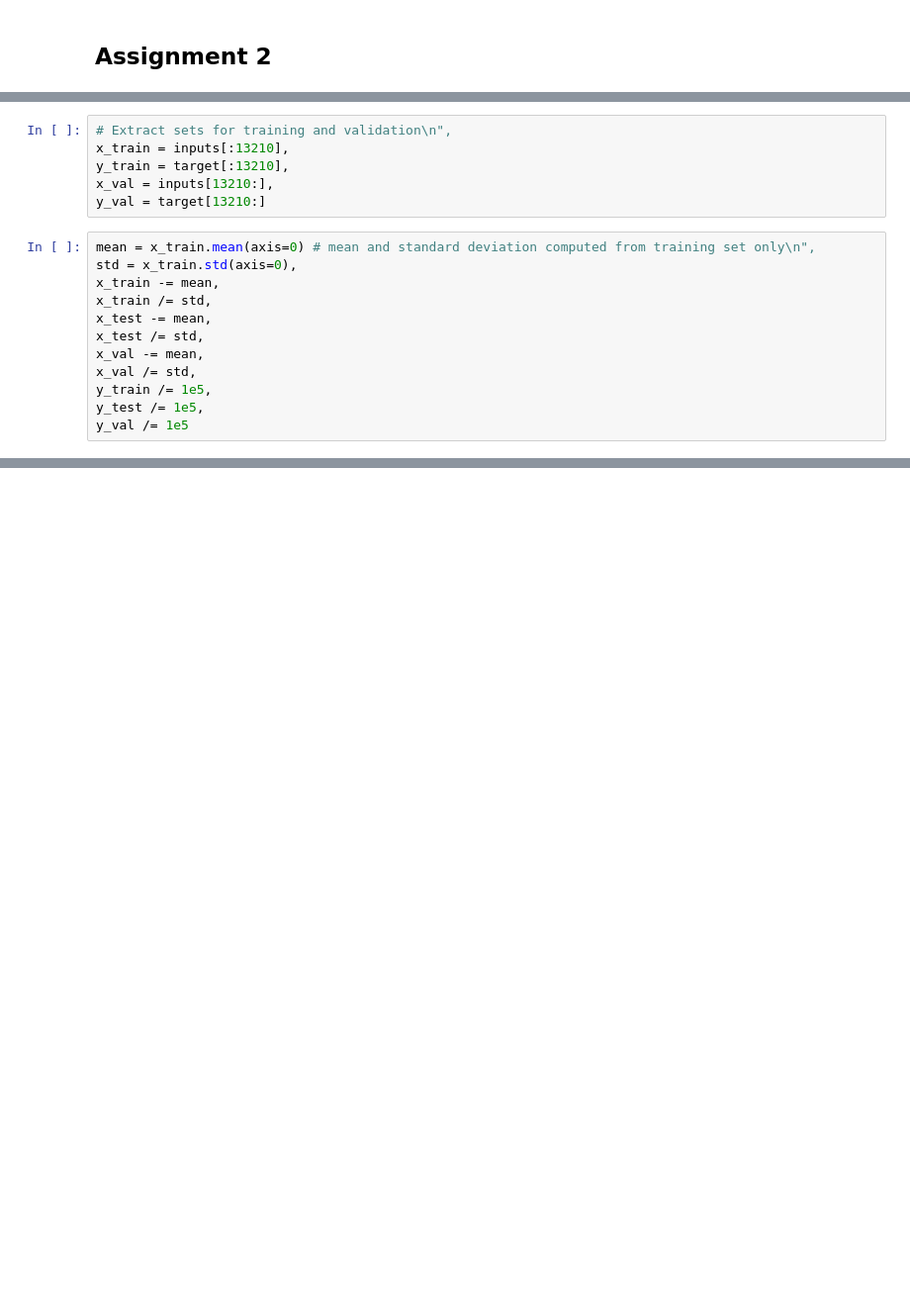
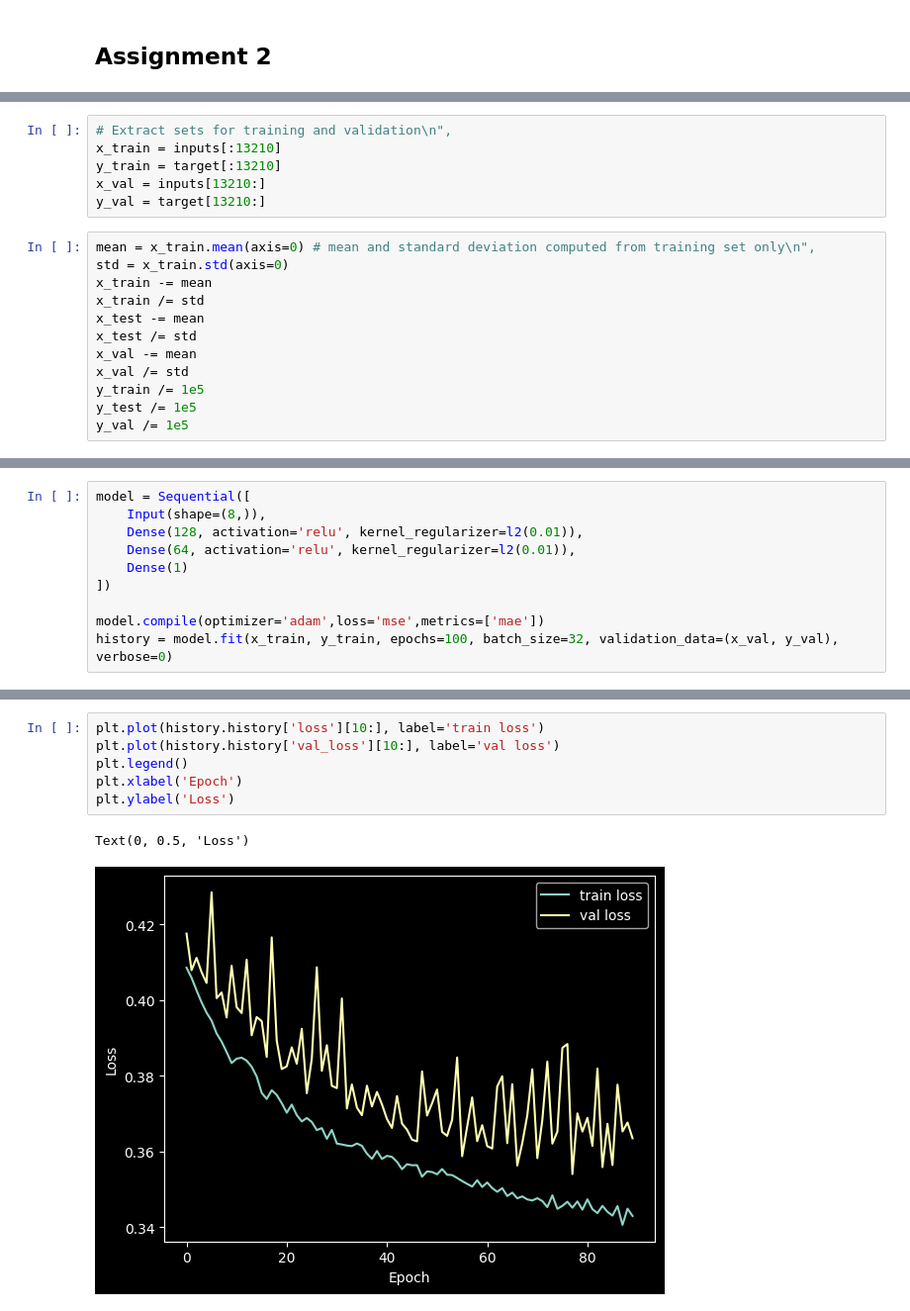
Before and after one commit to Jonijermu/neural-networks-assignments, a Jupyter notebook: assignments/week_assignment_2.ipynb, the cells around one changed output, grey strips where cells are left out. Shown at 99% size. Cells and saved outputs as stored; diff of their text form; blank space fills up the shorter version.

```diff
--- a/assignments/week_assignment_2.ipynb
+++ b/assignments/week_assignment_2.ipynb
@@ -21,20 +24,20 @@ y_train = target[:13210]
 # %%
 # Extract sets for training and validation\n",
-x_train = inputs[:13210],
-y_train = target[:13210],
-x_val = inputs[13210:],
+x_train = inputs[:13210]
+y_train = target[:13210]
+x_val = inputs[13210:]
 y_val = target[13210:]
 # %%
 mean = x_train.mean(axis=0) # mean and standard deviation computed from training set only\n",
-std = x_train.std(axis=0),
-x_train -= mean,
-x_train /= std,
-x_test -= mean,
-x_test /= std,
-x_val -= mean,
-x_val /= std,
-y_train /= 1e5,
-y_test /= 1e5,
+std = x_train.std(axis=0)
+x_train -= mean
+x_train /= std
+x_test -= mean
+x_test /= std
+x_val -= mean
+x_val /= std
+y_train /= 1e5
+y_test /= 1e5
 y_val /= 1e5
 # %%
 # define the model architecture
@@ -63,0 +161,10 @@ plt.ylabel('Mean absolute error (in 100000 $)')
+# %%
+model = Sequential([
+    Input(shape=(8,)),
+    Dense(128, activation='relu', kernel_regularizer=l2(0.01)),
+    Dense(64, activation='relu', kernel_regularizer=l2(0.01)),
+    Dense(1)
+])
+
+model.compile(optimizer='adam',loss='mse',metrics=['mae'])
+history = model.fit(x_train, y_train, epochs=100, batch_size=32, validation_data=(x_val, y_val), verbose=0)
@@ -63,0 +174,9 @@ plt.ylabel('Mean absolute error (in 100000 $)')
+# %%
+plt.plot(history.history['loss'][10:], label='train loss')
+plt.plot(history.history['val_loss'][10:], label='val loss')
+plt.legend()
+plt.xlabel('Epoch')
+plt.ylabel('Loss')
+# %% [output]
+Text(0, 0.5, 'Loss')
+[figure, added]
```
Also changed, not shown: parts of 22 cells of this notebook.
